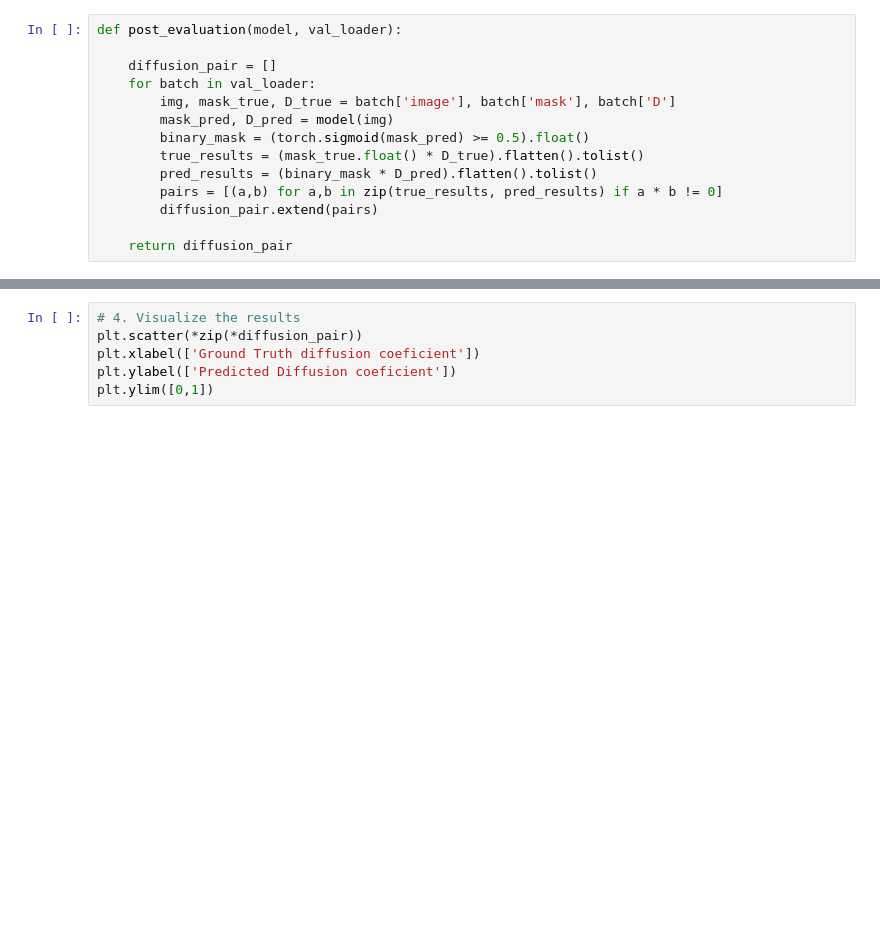
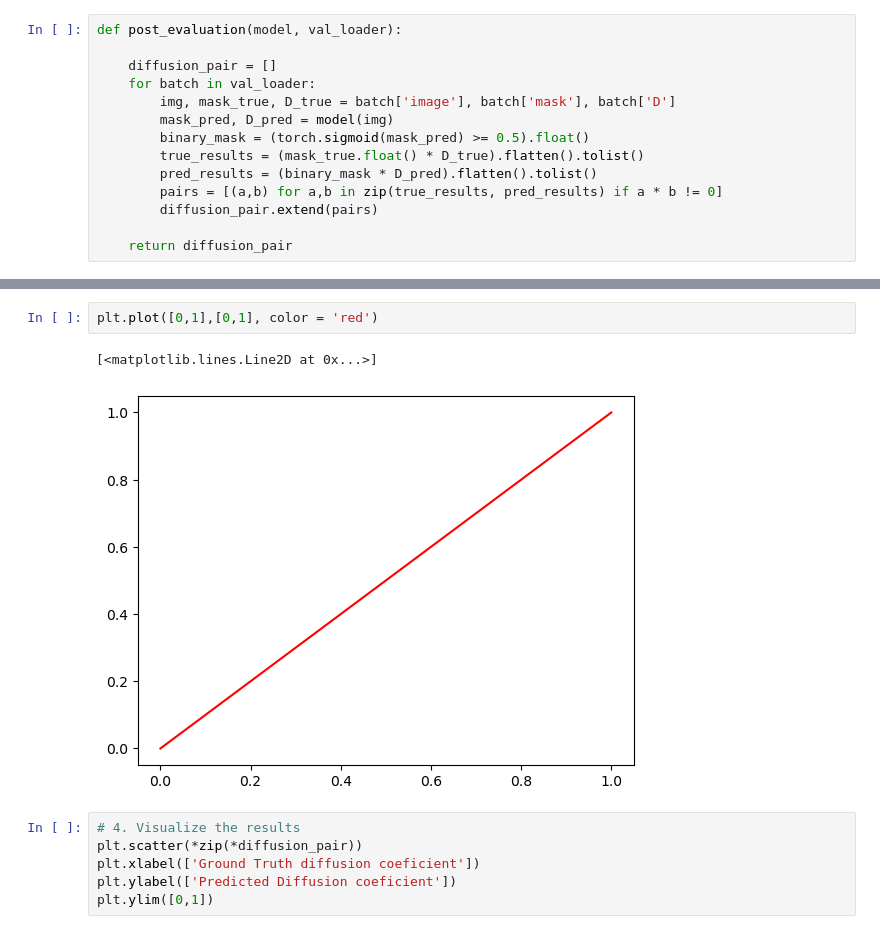
Before and after one commit to DyFan777/Pytorch-UNet, a Jupyter notebook: evaluate.ipynb, the cells around one changed output, grey strips where cells are left out. Saved outputs shown, nothing was run; the diff lists cells and outputs as text; blank space fills up the shorter version.

```diff
--- a/evaluate.ipynb
+++ b/evaluate.ipynb
@@ -85,3 +120,8 @@ array([[ 3.03021479,  0.37468547],
+# %%
+plt.plot([0,1],[0,1], color = 'red')
+# %% [output]
+[<matplotlib.lines.Line2D at 0x...>]
+[figure, added]
 # %%
 # 4. Visualize the results
 plt.scatter(*zip(*diffusion_pair))
```
Also changed, not shown: parts of 11 cells of this notebook, 2 other files.
